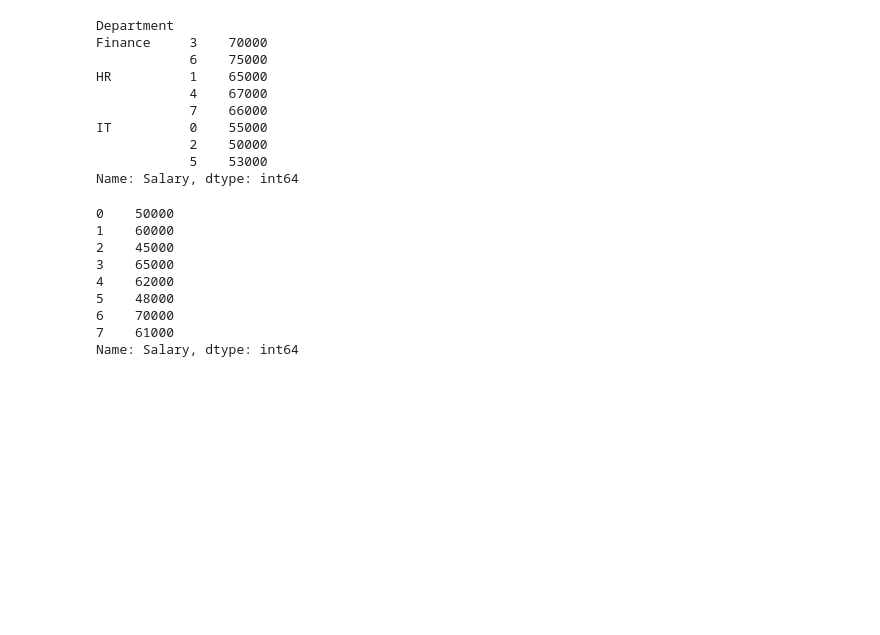
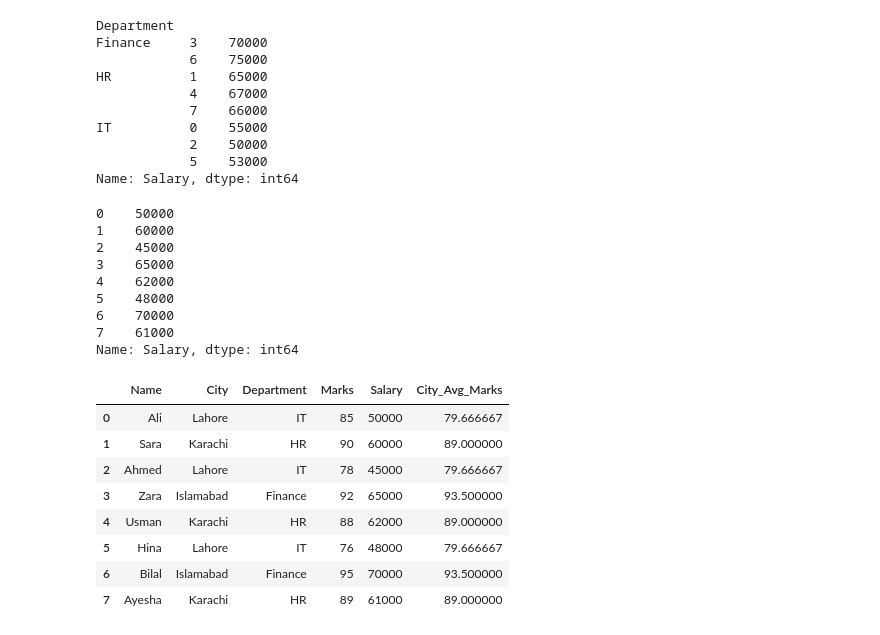
Before and after one commit to umer1730/Programming-for-AI, a Jupyter notebook: sort_rank.ipynb, the cells around one changed output. Cells and saved outputs as stored; diff of their text form; code cells hidden in the pictures; blank space fills up the shorter version.

```diff
--- a/sort_rank.ipynb
+++ b/sort_rank.ipynb
@@ -439,3 +439,16 @@ df["Salary"]
 6    70000
 7    61000
 Name: Salary, dtype: int64
+# %%
+df["City_Avg_Marks"] = df.groupby("City")["Marks"].transform("mean")
+df
+# %% [output]
+|  | Name | City | Department | Marks | Salary | City_Avg_Marks |
+| 0 | Ali | Lahore | IT | 85 | 50000 | 79.666667 |
+| 1 | Sara | Karachi | HR | 90 | 60000 | 89.000000 |
+| 2 | Ahmed | Lahore | IT | 78 | 45000 | 79.666667 |
+| 3 | Zara | Islamabad | Finance | 92 | 65000 | 93.500000 |
+| 4 | Usman | Karachi | HR | 88 | 62000 | 89.000000 |
+| 5 | Hina | Lahore | IT | 76 | 48000 | 79.666667 |
+| 6 | Bilal | Islamabad | Finance | 95 | 70000 | 93.500000 |
+| 7 | Ayesha | Karachi | HR | 89 | 61000 | 89.000000 |
```
Also changed, not shown: parts of 1 cell of this notebook.
